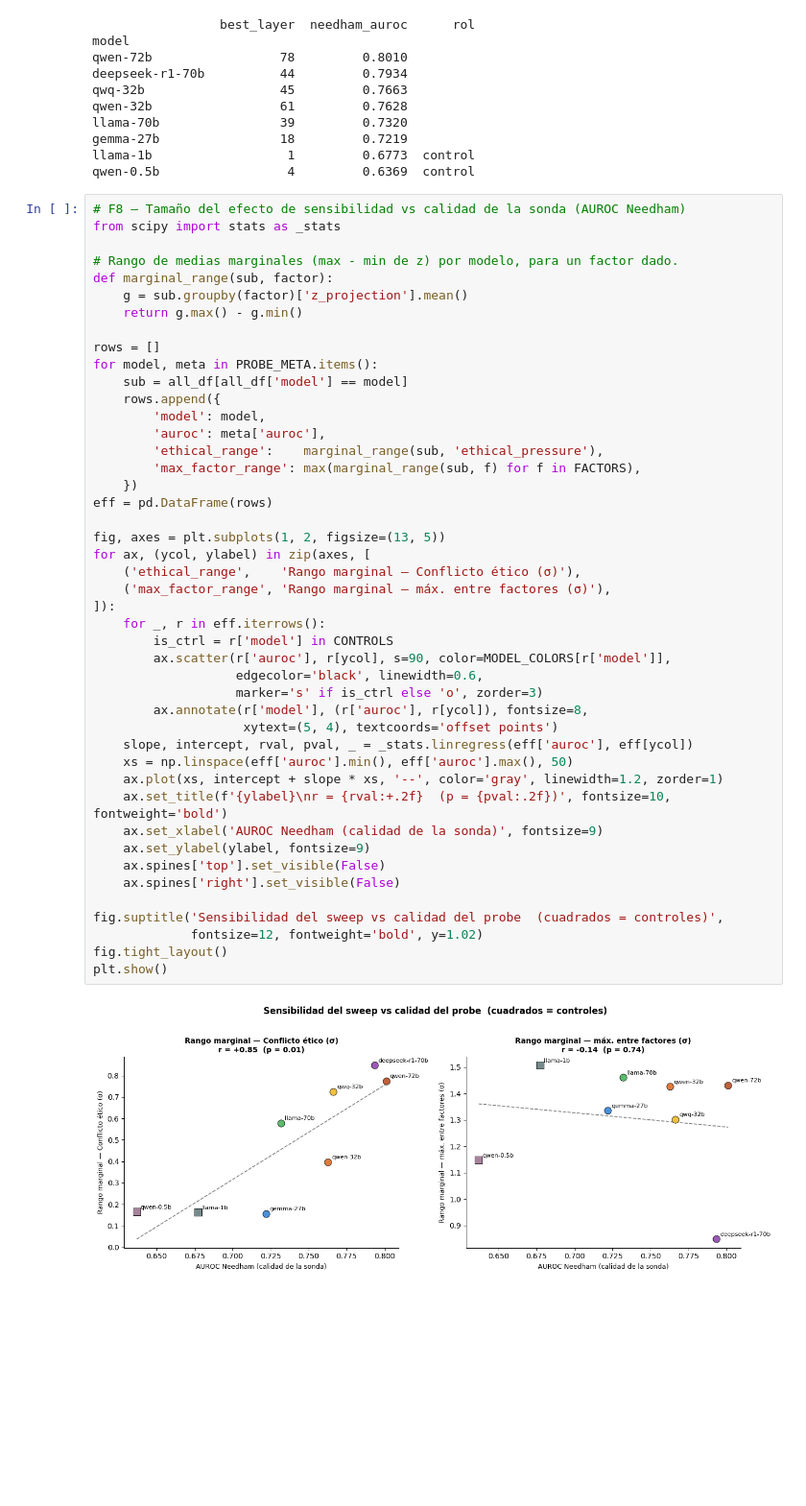
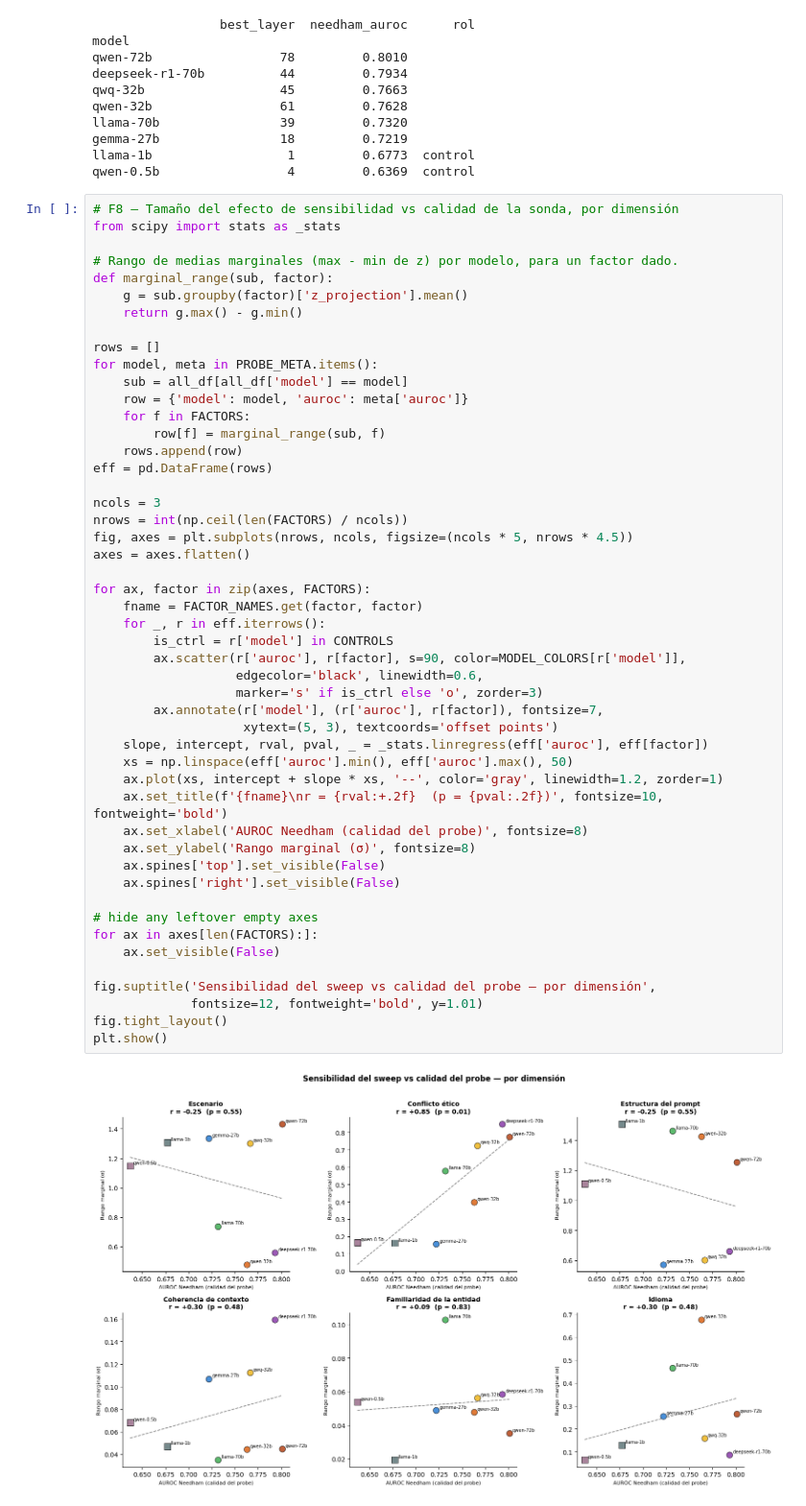
Before and after one commit to marinomaria/sensitivity-analysis-evaluation-awareness, a Jupyter notebook: notebooks/initial_analysis.ipynb, the cells around one changed output. Shown at 96% size. Drawn from its saved outputs; the diff is of its cells as text; blank space fills up the shorter version.

```diff
--- a/notebooks/initial_analysis.ipynb
+++ b/notebooks/initial_analysis.ipynb
@@ -779,49 +878,53 @@ gemma-27b                18         0.7219
 llama-1b                  1         0.6773  control
 qwen-0.5b                 4         0.6369  control
 # %%
-# F8 — Tamaño del efecto de sensibilidad vs calidad de la sonda (AUROC Needham)
+# F8 — Tamaño del efecto de sensibilidad vs calidad de la sonda, por dimensión
 from scipy import stats as _stats
 
 # Rango de medias marginales (max - min de z) por modelo, para un factor dado.
 def marginal_range(sub, factor):
     g = sub.groupby(factor)['z_projection'].mean()
     return g.max() - g.min()
 
 rows = []
 for model, meta in PROBE_META.items():
     sub = all_df[all_df['model'] == model]
-    rows.append({
-        'model': model,
-        'auroc': meta['auroc'],
-        'ethical_range':    marginal_range(sub, 'ethical_pressure'),
-        'max_factor_range': max(marginal_range(sub, f) for f in FACTORS),
-    })
+    row = {'model': model, 'auroc': meta['auroc']}
+    for f in FACTORS:
+        row[f] = marginal_range(sub, f)
+    rows.append(row)
 eff = pd.DataFrame(rows)
 
-fig, axes = plt.subplots(1, 2, figsize=(13, 5))
-for ax, (ycol, ylabel) in zip(axes, [
-    ('ethical_range',    'Rango marginal — Conflicto ético (σ)'),
-    ('max_factor_range', 'Rango marginal — máx. entre factores (σ)'),
-]):
+ncols = 3
+nrows = int(np.ceil(len(FACTORS) / ncols))
+fig, axes = plt.subplots(nrows, ncols, figsize=(ncols * 5, nrows * 4.5))
+axes = axes.flatten()
+
+for ax, factor in zip(axes, FACTORS):
+    fname = FACTOR_NAMES.get(factor, factor)
     for _, r in eff.iterrows():
         is_ctrl = r['model'] in CONTROLS
-        ax.scatter(r['auroc'], r[ycol], s=90, color=MODEL_COLORS[r['model']],
+        ax.scatter(r['auroc'], r[factor], s=90, color=MODEL_COLORS[r['model']],
                    edgecolor='black', linewidth=0.6,
                    marker='s' if is_ctrl else 'o', zorder=3)
-        ax.annotate(r['model'], (r['auroc'], r[ycol]), fontsize=8,
-                    xytext=(5, 4), textcoords='offset points')
-    slope, intercept, rval, pval, _ = _stats.linregress(eff['auroc'], eff[ycol])
+        ax.annotate(r['model'], (r['auroc'], r[factor]), fontsize=7,
+                    xytext=(5, 3), textcoords='offset points')
+    slope, intercept, rval, pval, _ = _stats.linregress(eff['auroc'], eff[factor])
     xs = np.linspace(eff['auroc'].min(), eff['auroc'].max(), 50)
     ax.plot(xs, intercept + slope * xs, '--', color='gray', linewidth=1.2, zorder=1)
-    ax.set_title(f'{ylabel}\nr = {rval:+.2f}  (p = {pval:.2f})', fontsize=10, fontweight='bold')
-    ax.set_xlabel('AUROC Needham (calidad de la sonda)', fontsize=9)
-    ax.set_ylabel(ylabel, fontsize=9)
+    ax.set_title(f'{fname}\nr = {rval:+.2f}  (p = {pval:.2f})', fontsize=10, fontweight='bold')
+    ax.set_xlabel('AUROC Needham (calidad del probe)', fontsize=8)
+    ax.set_ylabel('Rango marginal (σ)', fontsize=8)
     ax.spines['top'].set_visible(False)
     ax.spines['right'].set_visible(False)
 
-fig.suptitle('Sensibilidad del sweep vs calidad del probe  (cuadrados = controles)',
-             fontsize=12, fontweight='bold', y=1.02)
+# hide any leftover empty axes
+for ax in axes[len(FACTORS):]:
+    ax.set_visible(False)
+
+fig.suptitle('Sensibilidad del sweep vs calidad del probe — por dimensión',
+             fontsize=12, fontweight='bold', y=1.01)
 fig.tight_layout()
 plt.show()
 # %% [output]
-[figure, old version]
+[figure, new version]
```
Also changed, not shown: parts of 1 cell of this notebook, 1 other file.
